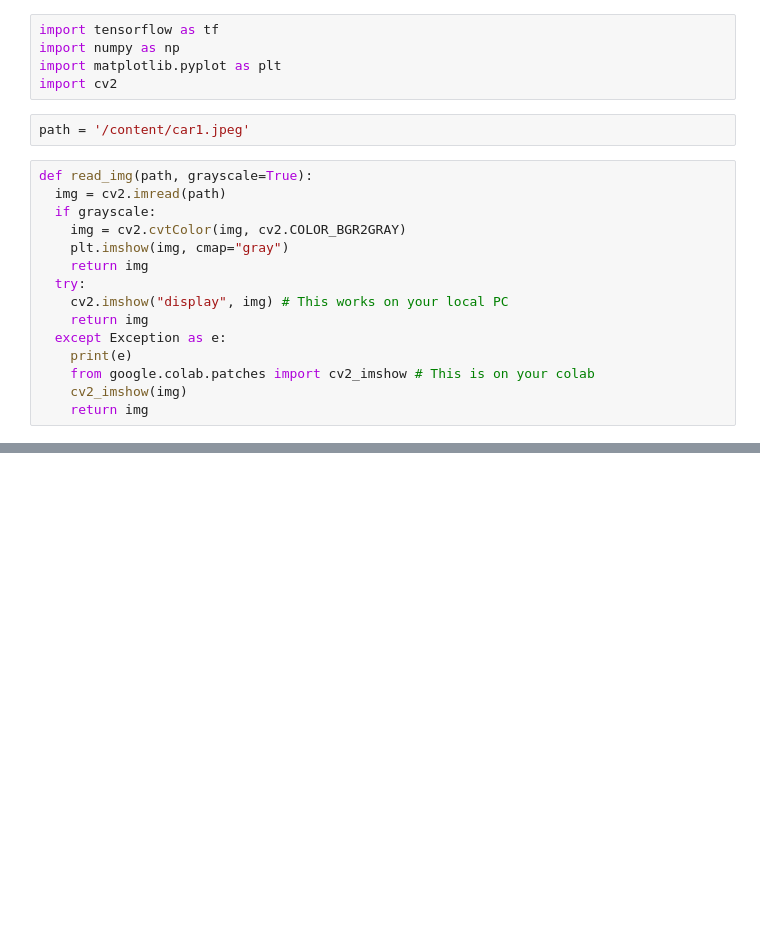
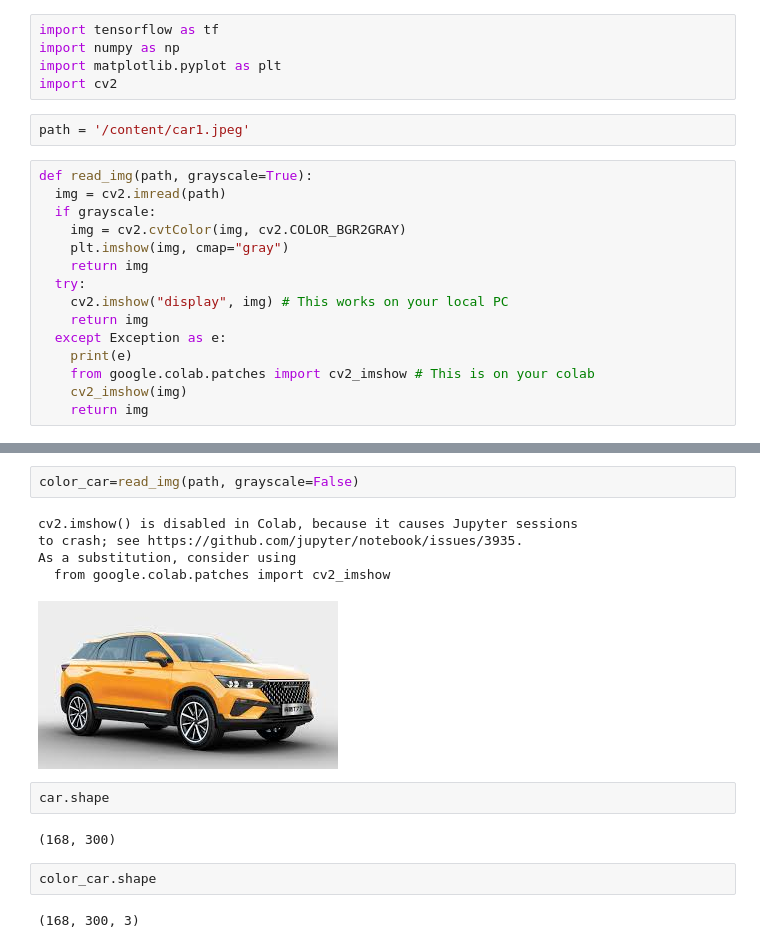
Before and after one commit to syedshahlal/Understanding_Computer_Vision, a Jupyter notebook: CNN_and_Pooling.ipynb, the cells around one changed output, grey strips where cells are left out. Cells and saved outputs as stored; diff of their text form; blank space fills up the shorter version.

```diff
--- a/CNN_and_Pooling.ipynb
+++ b/CNN_and_Pooling.ipynb
@@ -24,0 +29,16 @@ def read_img(path, grayscale=True):
+# %%
+color_car=read_img(path, grayscale=False)
+# %% [output]
+cv2.imshow() is disabled in Colab, because it causes Jupyter sessions
+to crash; see https://github.com/jupyter/notebook/issues/3935.
+As a substitution, consider using
+  from google.colab.patches import cv2_imshow
+[figure, added]
+# %%
+car.shape
+# %% [output]
+(168, 300)
+# %%
+color_car.shape
+# %% [output]
+(168, 300, 3)
```
Also changed, not shown: parts of 1 cell of this notebook.
